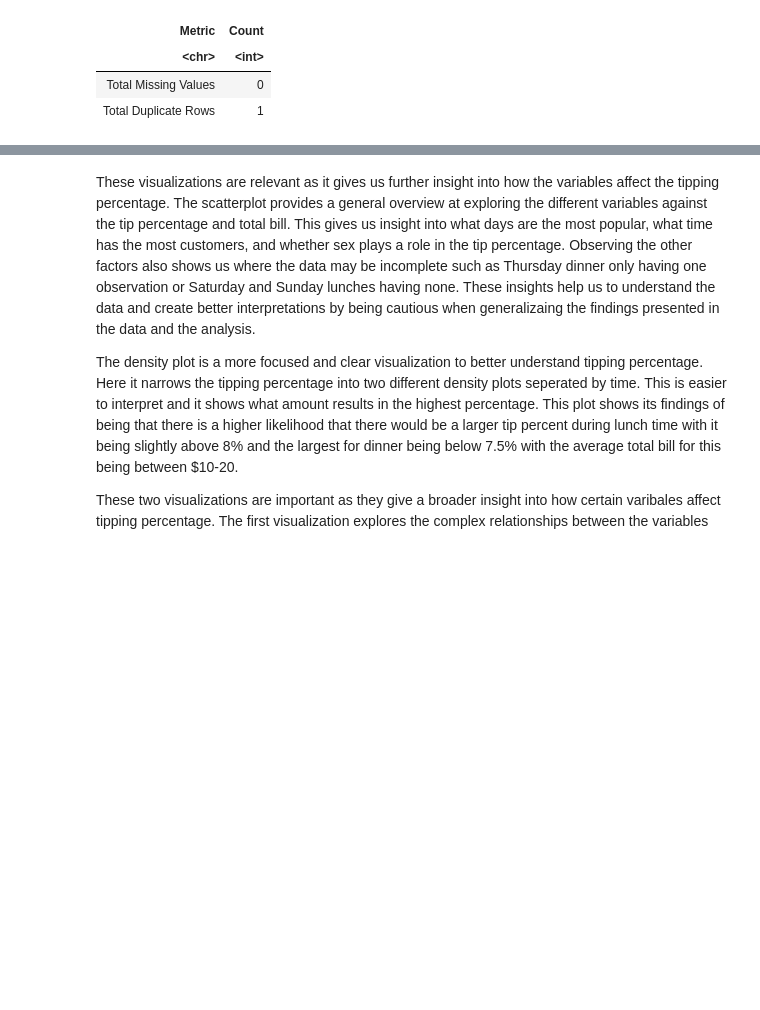
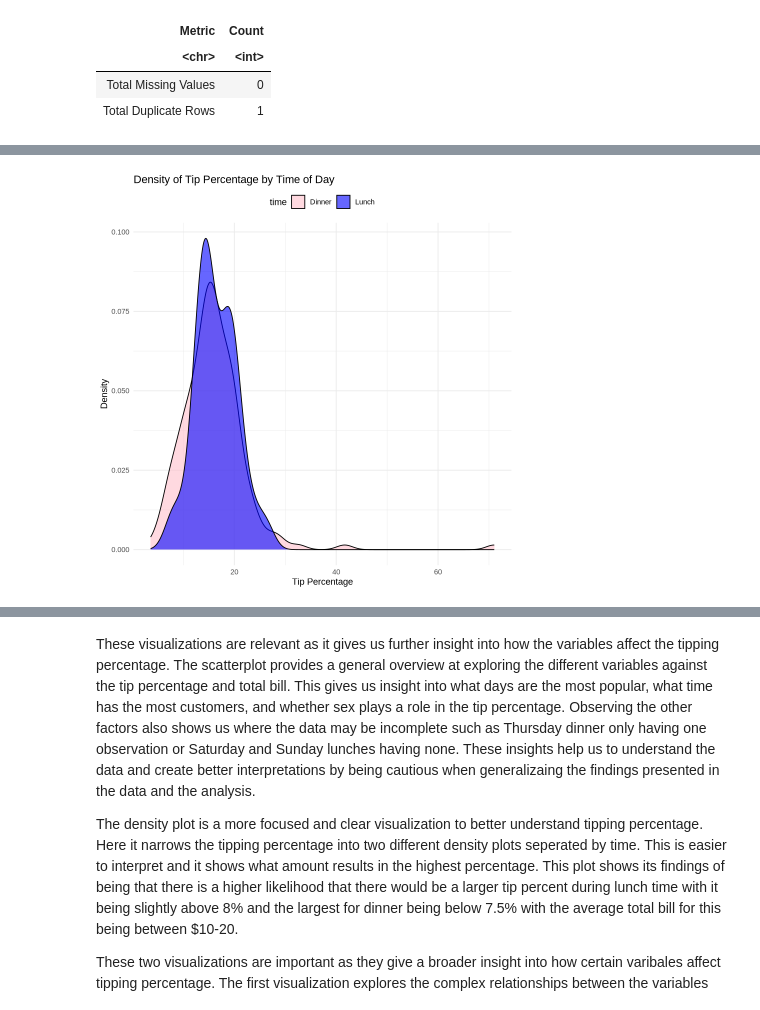
Before and after one commit to ymyms/stat-301-2024w2-group-2, a Jupyter notebook: final.ipynb, the cells around one changed output, grey strips where cells are left out. Cells and saved outputs as stored; diff of their text form; code cells hidden in the pictures; blank space fills up the shorter version.

```diff
--- a/final.ipynb
+++ b/final.ipynb
@@ -187,14 +200,16 @@ tips_plot
 # %%
 #Main Developer: Rafa
 #Density plot to show what the most frequent tipping percentage based on the bill and seperated by time
 density_plot <- tip_final %>%
   ggplot(aes(x = tip_per, fill = time)) +
-  geom_density(alpha = 0.6, scale = 0.95) +
+  geom_density(alpha = 0.6) +
   scale_fill_manual(values = c("pink", "blue")) +
-  ggtitle("Density of Tip Percentage vs. Total Bill") +
-  xlab("Total Bill ($)") +
-  ylab("Tip Percentage") +
+  ggtitle("Density of Tip Percentage by Time of Day") +
+  xlab("Tip Percentage") +
+  ylab("Density") +
   theme_minimal() +
   theme(legend.position = "top")
 
 density_plot
+# %% [output]
+[figure, added]
```
Also changed, not shown: parts of 17 cells of this notebook.
